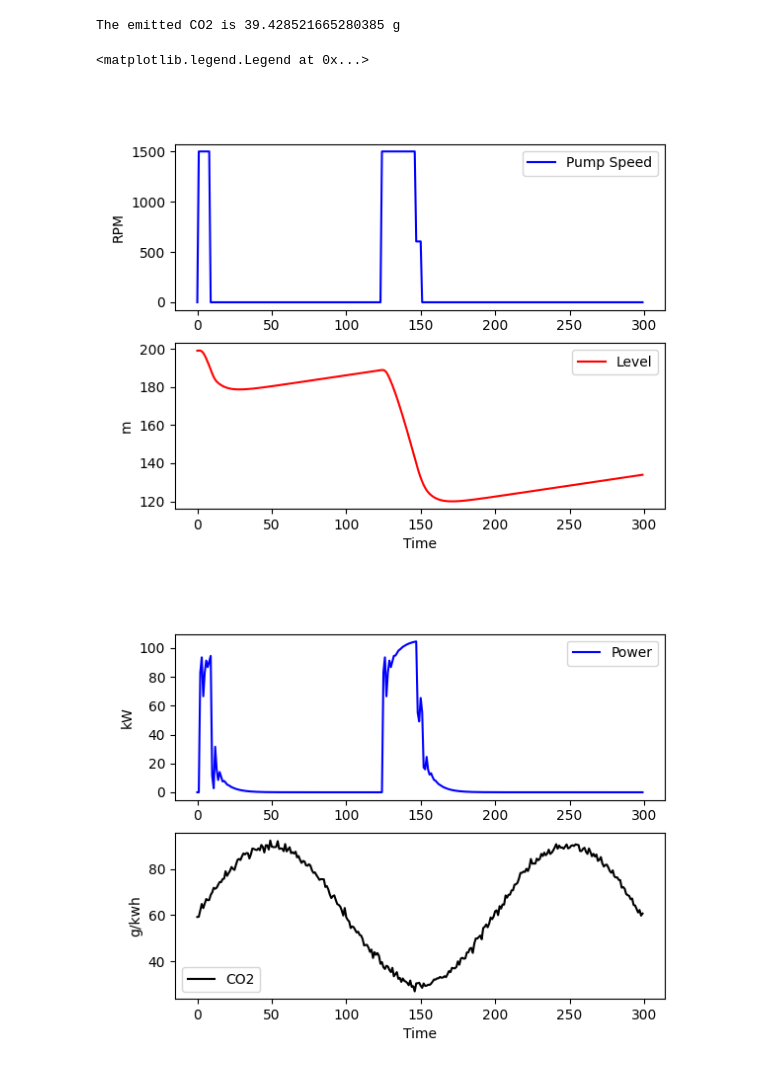
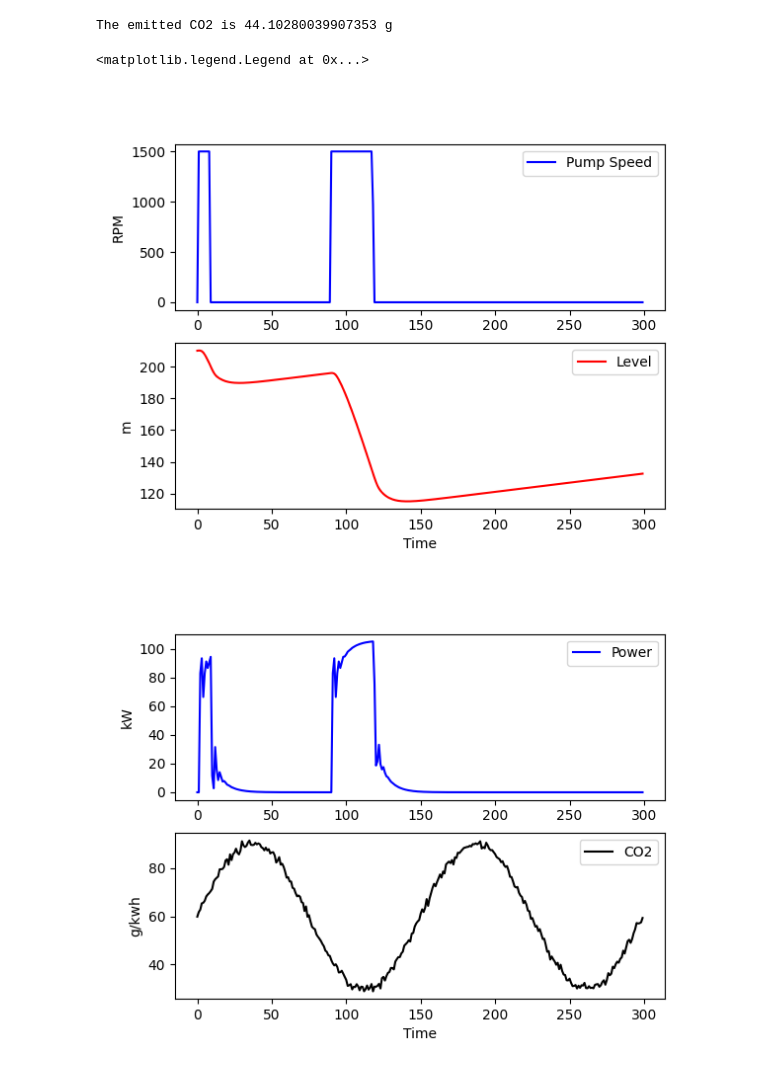
Before and after one commit to Stepzi/GRP2-IIoT-for-Digitization-of-Electronic-Assets, a Jupyter notebook: Sebastian_dev/MPC_Car copy.ipynb, the cells around one changed output. Drawn from its saved outputs; the diff is of its cells as text; code cells hidden in the pictures.

Commit message:
Upper and Lower Bounds redifined

```diff
--- a/Sebastian_dev/MPC_Car copy.ipynb
+++ b/Sebastian_dev/MPC_Car copy.ipynb
@@ -9,18 +9,10 @@ plt.ion()
 
 m = GEKKO()
 #time horizon: 6h
-Thor = 5*60 #sec
+Thor = int(5*60) #sec
 Ts = 1 #sec
 n = Ts*Thor
 m.time = np.linspace(0,int(Thor-1),n)
-
-
-#m.time = np.linspace(0,301,300)
-
-# Parameters
-mass = 500
-b = m.Param(value=50)
-K = m.Param(value=0.8)
 
 # Manipulated variable
 w = m.MV(value=0, lb = 0, ub = 1500)
@@ -31,28 +23,28 @@ w.DCOST = 0.05 # smooth out gas pedal movement
 # Controlled Variable
 Qout = m.CV(value=0)
 P = m.CV(value=0)
-h = m.CV(value=199,ub=200,lb=120)
+h = m.CV(value=210)
 #m.options.CV_TYPE = 2 # squared error
 
 
 
 m.options.CV_TYPE = 1 # Linear error with deadband
-# eH = m.CV(value=0)
-# eH.SPHI=0         #Set point high for linear error model.
-# eH.WSPHI=10000    #Objective function weight on upper set point for linear error model.
-# eH.WSPLO=0        # Objective function weight on lower set point for linear error model
-# eH.STATUS =1      # eH : Error is considered in the objective function.
+eH = m.CV(value=0)
+eH.SPHI=0         #Set point high for linear error model.
+eH.WSPHI=10000    #Objective function weight on upper set point for linear error model.
+eH.WSPLO=0        # Objective function weight on lower set point for linear error model
+eH.STATUS =1      # eH : Error is considered in the objective function.
 
 eL = m.CV(value=0)
 eL.SPLO=0
-eL.WSPHI=10
+eL.WSPHI=10     # key weight influencing attraction to lower laevels
 eL.WSPLO=0
 eL.STATUS = 1
 
 # CO2 Values
 #co2 = np.random.randint(70,100,size=n)
 #x_values = np.linspace(0, 2 * np.pi, n)
-x_values = np.linspace(0, 3 * np.pi, n)
+x_values = np.linspace(0, 4 * np.pi, n)
 y_values = np.sin(x_values)*30
 noise_factor = 1
 co2 = y_values + noise_factor * np.random.normal(size=len(y_values))+60
@@ -92,8 +84,8 @@ m.arx(p_outflow,Qout,w)
 m.Equation(h.dt() == 1/18 *(75 - Qout)/3600*100)
 dh = m.Var()
 m.Equation(h.dt() == dh*100)
-m.Equation(eL==h-120)
-#m.Equations([eH==h-200,eL==h-120]) # Errors
+#m.Equation(eL==h-120)
+m.Equations([eH==h-200,eL==h-120]) # Errors
 
 
 m.options.IMODE = 6 # control
@@ -115,41 +107,41 @@ for i in range(0,len(P)):
 print('The emitted CO2 is' ,emission, 'g')
 
 plt.figure()
-plt.subplot(2,1,1)
+ax1 = plt.subplot(2,1,1)
 plt.plot(m.time,w.value,'b-',label='Pump Speed')
 plt.legend()
 plt.ylabel('RPM')
-plt.subplot(2,1,2)
+plt.subplot(2,1,2, sharex=ax1)
 #plt.plot(m.time,results['v3.sp'],'k-',label='Reference Trajectory')
 plt.plot(m.time,h.value,'r-',label='Level')
 plt.ylabel('m')
 plt.xlabel('Time')
 plt.legend(loc='best')
 
 plt.figure()
-plt.subplot(2,1,1)
+plt.subplot(2,1,1, sharex=ax1)
 plt.plot(m.time,P.value,'b-',label='Power')
 plt.legend()
 plt.ylabel('kW')
-plt.subplot(2,1,2)
+plt.subplot(2,1,2, sharex=ax1)
 plt.plot(m.time,c.Value,'k-',label='CO2')
 plt.ylabel('g/kwh')
 plt.xlabel('Time')
 plt.legend(loc='best')
 
 plt.figure()
-plt.subplot(2,1,1)
+plt.subplot(2,1,1, sharex=ax1)
 plt.plot(m.time,Qout.value,'b-',label='Qout')
 plt.plot(m.time,75*np.ones(n),'g-',label='Qin')
 plt.legend()
 plt.ylabel('m3/h')
-plt.subplot(2,1,2)
+plt.subplot(2,1,2, sharex=ax1)
 plt.plot(m.time,cost_list,'k-',label='CO2')
 plt.ylabel('g')
 plt.xlabel('Time')
 plt.legend(loc='best')
 # %% [output]
-The emitted CO2 is 39.428521665280385 g
+The emitted CO2 is 44.10280039907353 g
 <matplotlib.legend.Legend at 0x...>
-[figure, old version]
+[figure, new version]
-[figure, old version]
+[figure, new version]
```
Also changed, not shown: parts of 1 cell of this notebook.
